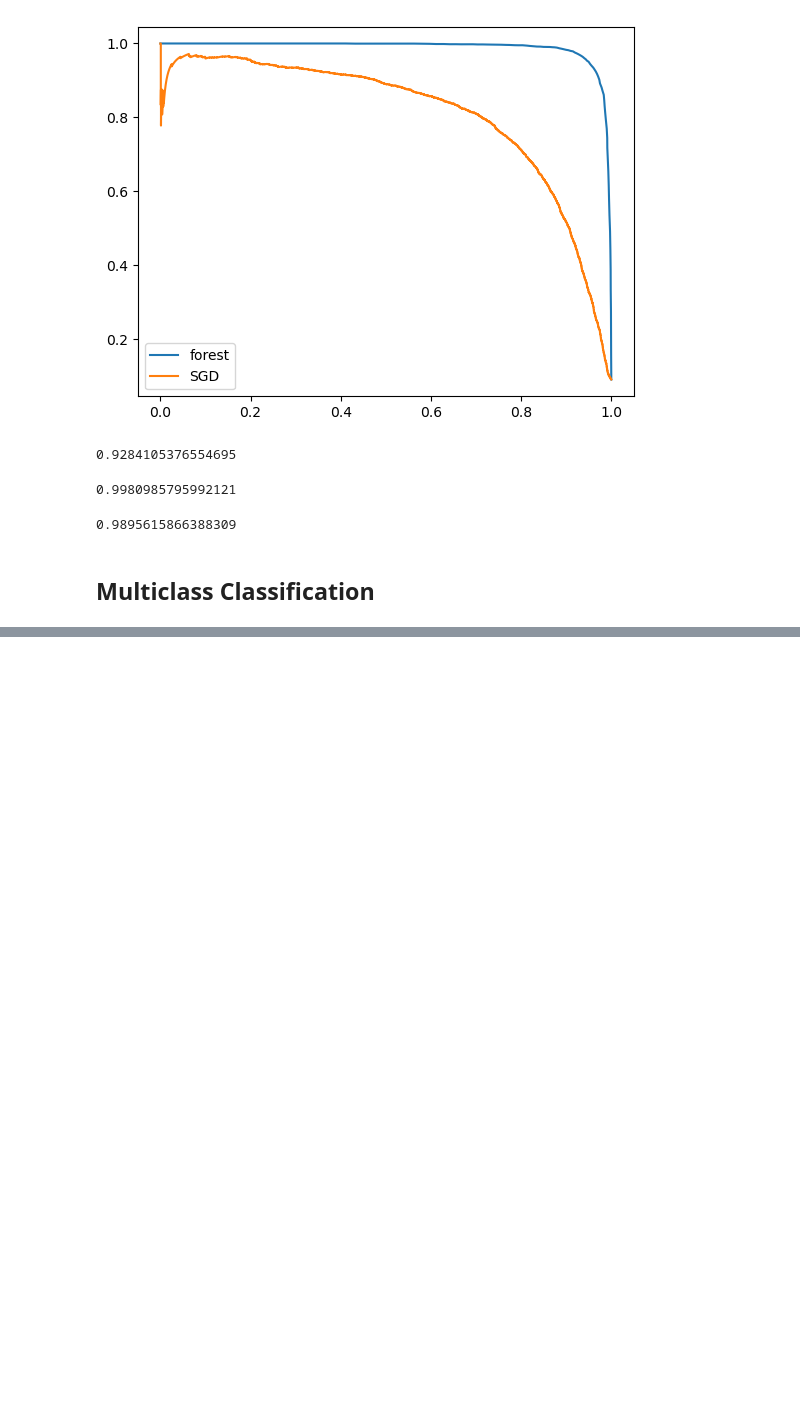
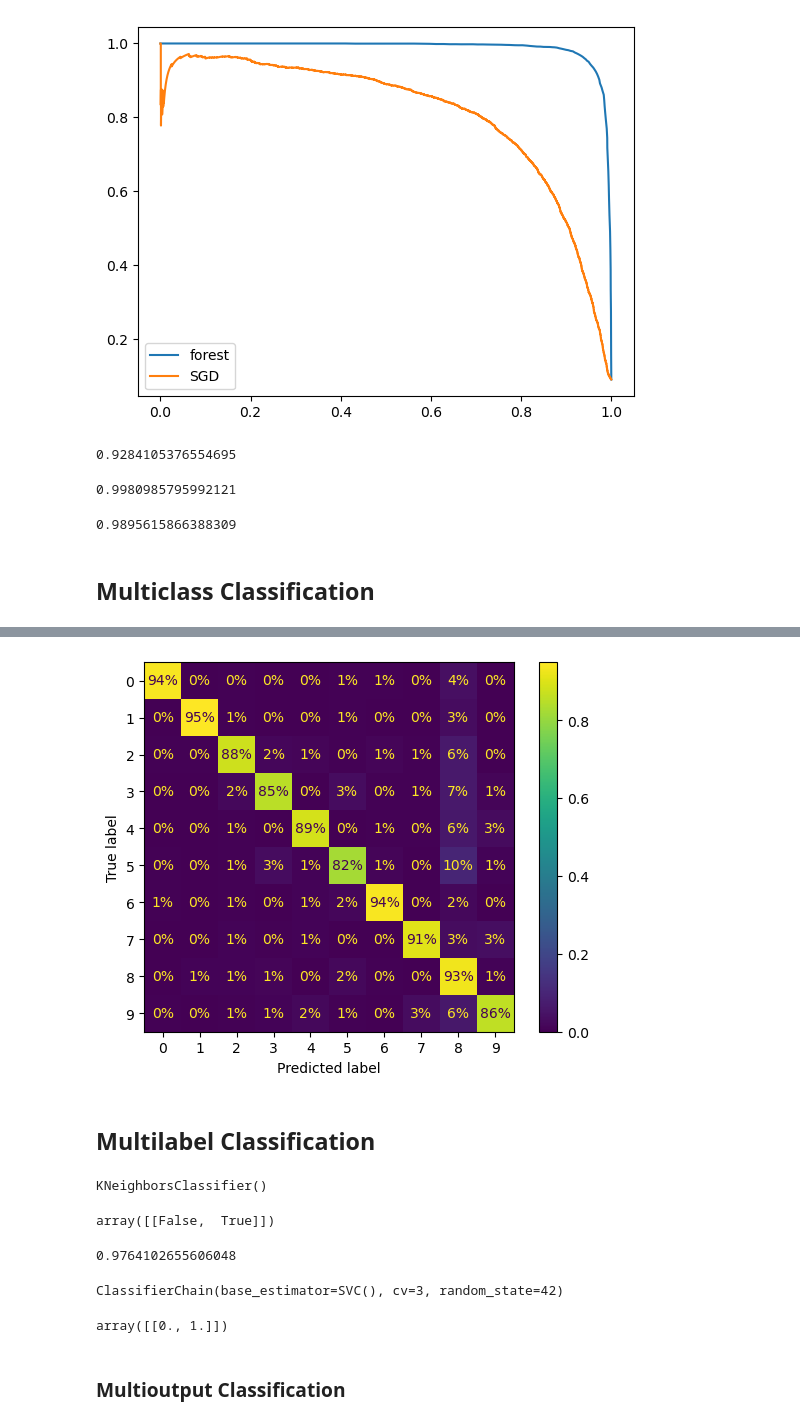
Before and after one commit to willhar/MLNotes, a Jupyter notebook: Ch3Classification.ipynb, the cells around one changed output, grey strips where cells are left out. Cells and saved outputs as stored; diff of their text form; code cells hidden in the pictures; blank space fills up the shorter version.

```diff
--- a/Ch3Classification.ipynb
+++ b/Ch3Classification.ipynb
@@ -238,0 +324,10 @@ precision_score(trainLabels5, (forestProbas[:,1]>=0.5))
+# %%
+# normalize vals
+ConfusionMatrixDisplay.from_predictions(trainLabels, predictions, normalize="true", values_format=".0%")
+plt.show()
+
+#its easy to see that most of the error here lies in classifying digits as 8 incorrectly
+# %% [output]
+[figure, added]
+# %% [markdown]
+## Multilabel Classification
@@ -238,0 +337,41 @@ precision_score(trainLabels5, (forestProbas[:,1]>=0.5))
+# %%
+import numpy as np
+from sklearn.neighbors import KNeighborsClassifier
+largeLabels = (trainLabels>='7')
+oddLabels = (trainLabels.astype("int8")%2==1)
+multiLabel = np.c_[largeLabels, oddLabels]
+# np.c_ concats arrays column wise
+knnClf = KNeighborsClassifier()
+knnClf.fit(trainData, multiLabel)
+# %% [output]
+KNeighborsClassifier()
+# %%
+knnClf.predict([trainData[0]])
+# 5 is not >7, but is odd
+# %% [output]
+array([[False,  True]])
+# %%
+# get average f1 score across labels
+predictions = cross_val_predict(knnClf, trainData, multiLabel, cv=3, n_jobs=1)
+f1_score(multiLabel, predictions, average="macro")
+# this assumes labels are equally important, if they arent, set average="weighted"
+# %% [output]
+0.9764102655606048
+# %%
+# If you want to use a classifier that does not support multilabels, like SVC
+# might train one model per label. But this doesnt capture dependencies between labels
+# i.e a large label (7,8,9) is gonna be odd more often
+
+# Use classifierchain to fix this
+from sklearn.multioutput import ClassifierChain
+chainClf = ClassifierChain(SVC(), cv=3, random_state=42)
+chainClf.fit(trainData[:2000], multiLabel[:2000])
+# %% [output]
+ClassifierChain(base_estimator=SVC(), cv=3, random_state=42)
+# %%
+chainClf.predict([trainData[0]])
+# does well on this val
+# %% [output]
+array([[0., 1.]])
+# %% [markdown]
+### Multioutput Classification
```
Also changed, not shown: parts of 16 cells of this notebook, 1 other file.
